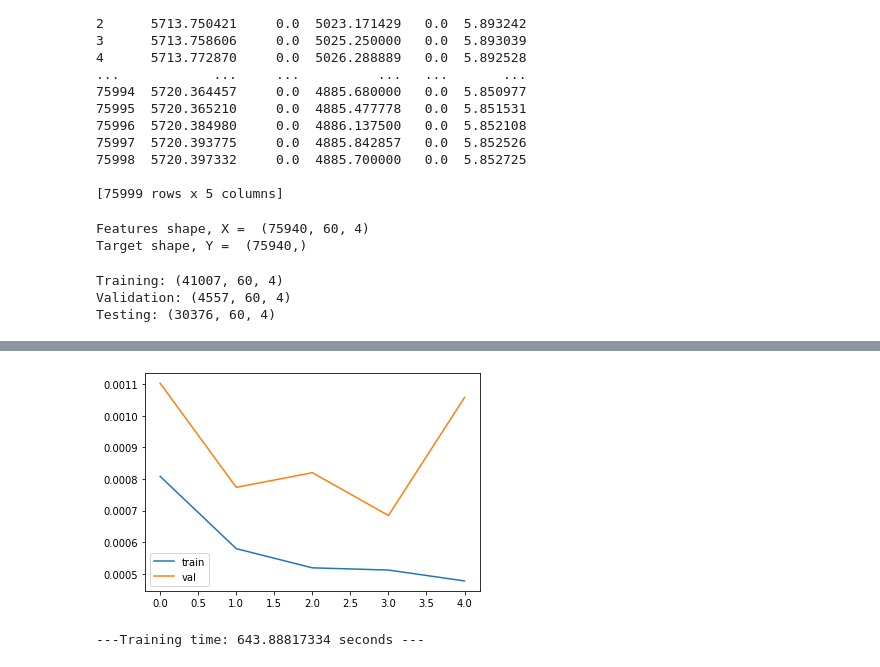
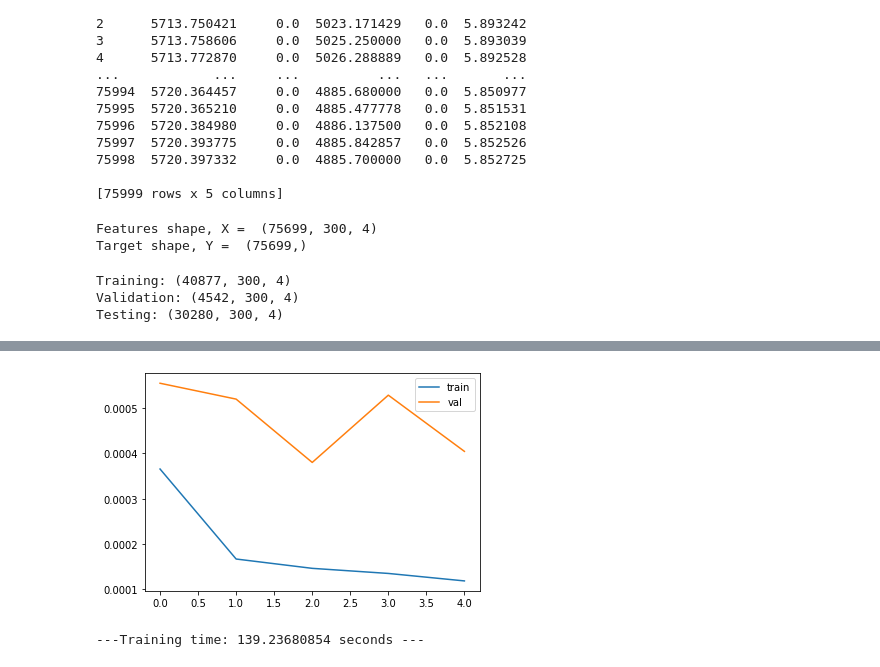
Before and after one commit to vrushaligirkar/Labquake-Prediction, a Jupyter notebook: TransferLearning/lstm_transfer_apply.ipynb, the cells around one changed output, grey strips where cells are left out. Cells and saved outputs as stored; diff of their text form; code cells hidden in the pictures.

```diff
--- a/TransferLearning/lstm_transfer_apply.ipynb
+++ b/TransferLearning/lstm_transfer_apply.ipynb
@@ -23,11 +23,11 @@ import tensorflow as tf
 def create_timesteps(data, n_steps):
 	x = []
 	y = []
-	for i in range(len(data)):
+	for i in range(len(data)-1):
 		end_ix = i + n_steps
-		if end_ix > len(data):
+		if end_ix > len(data)-1:
 			break
-		x1, y1 = data[i:end_ix, :-1], data[end_ix-1, -1]  #last column is the target variable
+		x1, y1 = data[i:end_ix, :-1], data[end_ix, -1]  #last column is the target variable
 		x.append(x1)
 		y.append(y1)
 	return np.array(x), np.array(y)
@@ -62,14 +62,14 @@ Input data:
 # Preprocessing
 
 arr = df.to_numpy()
-n_steps = 60
+n_steps = 300
 xdf, ydf = create_timesteps(arr, n_steps)
 
 print('Features shape, X = ', np.shape(xdf))
 print('Target shape, Y = ', np.shape(ydf))
 # %% [output]
-Features shape, X =  (75940, 60, 4)
-Target shape, Y =  (75940,)
+Features shape, X =  (75699, 300, 4)
+Target shape, Y =  (75699,)
 # %%
 # Split into train-val-test
 x_train, x_test, y_train, y_test = train_test_split(xdf, ydf, test_size=0.4, shuffle=False)
@@ -93,13 +93,13 @@ print("Training:", np.shape(X_train))
 print("Validation:", np.shape(X_val))
 print("Testing:", np.shape(x_test))
 # %% [output]
-Training: (41007, 60, 4)
-Validation: (4557, 60, 4)
-Testing: (30376, 60, 4)
+Training: (40877, 300, 4)
+Validation: (4542, 300, 4)
+Testing: (30280, 300, 4)
 # %%
 # Load the pretrained model and re-fit
 
-model = load_model('/content/drive/My Drive/Colab Notebooks/Labquake_prediction/MLpreprocessed_code/models/LSTM_t1_ss.h5')
+model = load_model('/content/drive/My Drive/Colab Notebooks/Labquake_prediction/MLpreprocessed_code/models/Transfer_LSTM_ss.h5')
 
 model.compile(loss='mse', optimizer='adam')
 
@@ -128,5 +127,5 @@ Epoch 5/5
-[figure, old version]
+[figure, new version]
----Training time: 643.88817334 seconds ---
+---Training time: 139.23680854 seconds ---
 # %%
 print(model.summary())
 plot_model(model, show_shapes=True)
```
Also changed, not shown: parts of 5 cells of this notebook, 1 other file.
